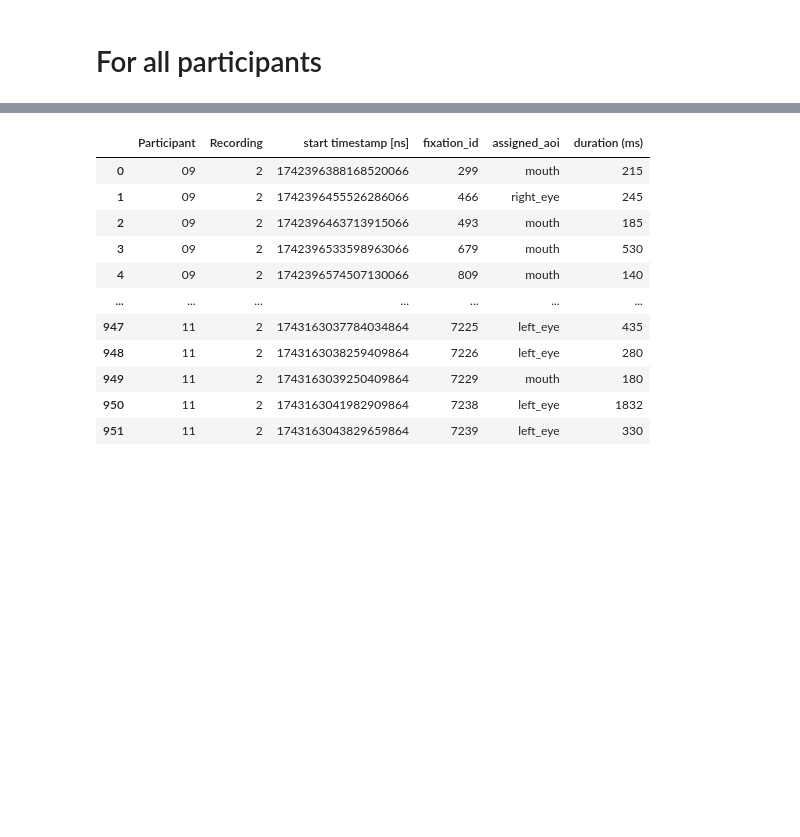
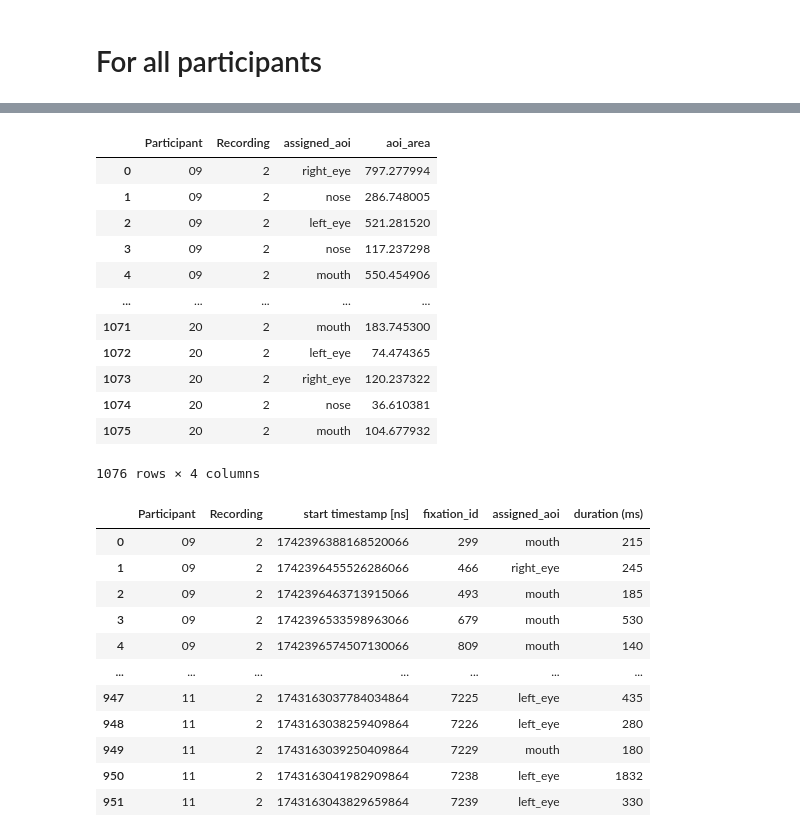
Before and after one commit to aliabugaga/Master-Thesis-Zaidan, a Jupyter notebook: face_landmarks_voronoi.ipynb, the cells around one changed output, grey strips where cells are left out. Drawn from its saved outputs; the diff is of its cells as text; code cells hidden in the pictures; blank space fills up the shorter version.

```diff
--- a/face_landmarks_voronoi.ipynb
+++ b/face_landmarks_voronoi.ipynb
@@ -741,3 +1030,19 @@ aoi_assignments_df.to_csv(saving_path, index=False)
+# %%
+unassigned_aois_df
+# %% [output]
+|  | Participant | Recording | assigned_aoi | aoi_area |
+| 0 | 09 | 2 | right_eye | 797.277994 |
+| 1 | 09 | 2 | nose | 286.748005 |
+| 2 | 09 | 2 | left_eye | 521.281520 |
+| 3 | 09 | 2 | nose | 117.237298 |
+| 4 | 09 | 2 | mouth | 550.454906 |
+| ... | ... | ... | ... | ... |
+| 1071 | 20 | 2 | mouth | 183.745300 |
+| 1072 | 20 | 2 | left_eye | 74.474365 |
+| 1073 | 20 | 2 | right_eye | 120.237322 |
+| 1074 | 20 | 2 | nose | 36.610381 |
+| 1075 | 20 | 2 | mouth | 104.677932 |
+1076 rows × 4 columns
 # %%
 aoi_assignments_df #sort for participant and recording number
 # %% [output]
```
Also changed, not shown: parts of 9 cells of this notebook.
